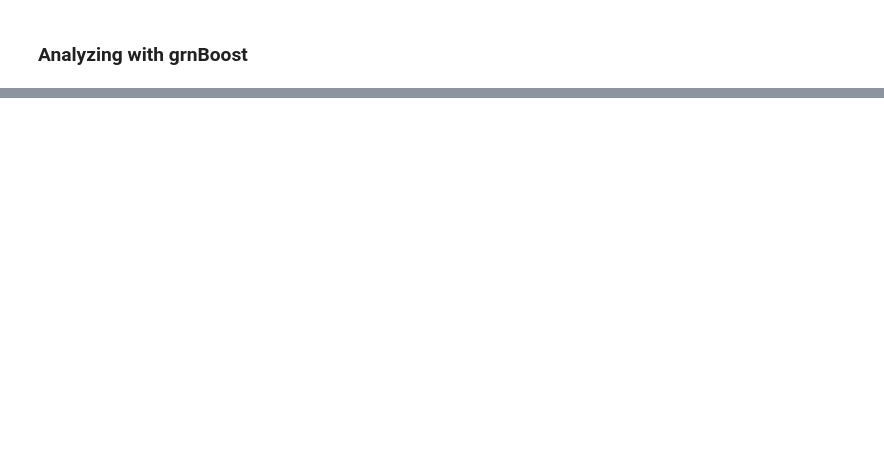
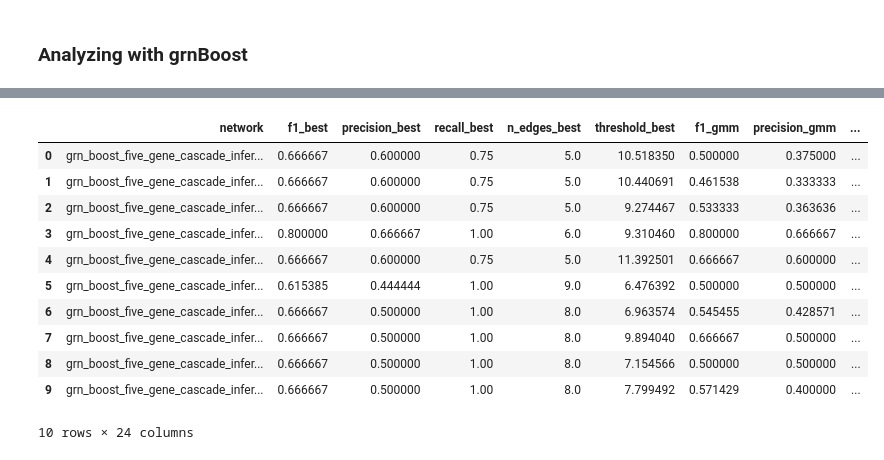
Before and after one commit to GoyalLab/TwINFER, a Jupyter notebook: scripts_analyse_figure_data/figure_3.ipynb, the cells around one changed output, grey strips where cells are left out. Cells and saved outputs as stored; diff of their text form; code cells hidden in the pictures; blank space fills up the shorter version.

```diff
--- a/scripts_analyse_figure_data/figure_3.ipynb
+++ b/scripts_analyse_figure_data/figure_3.ipynb
@@ -1055 +1404,16 @@ for id, path in enumerate(list_simulations):
+# %%
+grn_boost_and_random_metric_data
+# %% [output]
+|  | network | f1_best | precision_best | recall_best | n_edges_best | threshold_best | f1_gmm | precision_gmm | ... |
+| 0 | grn_boost_five_gene_cascade_infer... | 0.666667 | 0.600000 | 0.75 | 5.0 | 10.518350 | 0.500000 | 0.375000 | ... |
+| 1 | grn_boost_five_gene_cascade_infer... | 0.666667 | 0.600000 | 0.75 | 5.0 | 10.440691 | 0.461538 | 0.333333 | ... |
+| 2 | grn_boost_five_gene_cascade_infer... | 0.666667 | 0.600000 | 0.75 | 5.0 | 9.274467 | 0.533333 | 0.363636 | ... |
+| 3 | grn_boost_five_gene_cascade_infer... | 0.800000 | 0.666667 | 1.00 | 6.0 | 9.310460 | 0.800000 | 0.666667 | ... |
+| 4 | grn_boost_five_gene_cascade_infer... | 0.666667 | 0.600000 | 0.75 | 5.0 | 11.392501 | 0.666667 | 0.600000 | ... |
+| 5 | grn_boost_five_gene_cascade_infer... | 0.615385 | 0.444444 | 1.00 | 9.0 | 6.476392 | 0.500000 | 0.500000 | ... |
+| 6 | grn_boost_five_gene_cascade_infer... | 0.666667 | 0.500000 | 1.00 | 8.0 | 6.963574 | 0.545455 | 0.428571 | ... |
+| 7 | grn_boost_five_gene_cascade_infer... | 0.666667 | 0.500000 | 1.00 | 8.0 | 9.894040 | 0.666667 | 0.500000 | ... |
+| 8 | grn_boost_five_gene_cascade_infer... | 0.666667 | 0.500000 | 1.00 | 8.0 | 7.154566 | 0.500000 | 0.500000 | ... |
+| 9 | grn_boost_five_gene_cascade_infer... | 0.666667 | 0.500000 | 1.00 | 8.0 | 7.799492 | 0.571429 | 0.400000 | ... |
+10 rows × 24 columns
 # %%
```
Also changed, not shown: parts of 7 cells of this notebook, 12 other files.
